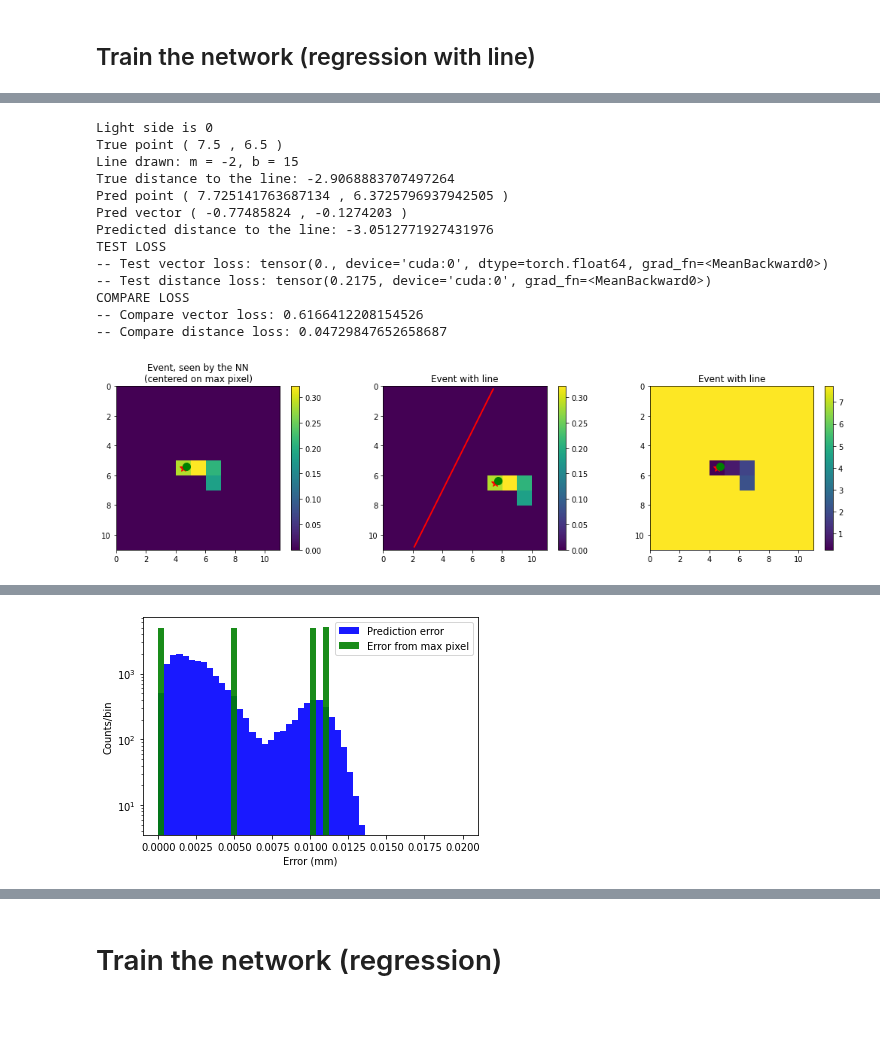
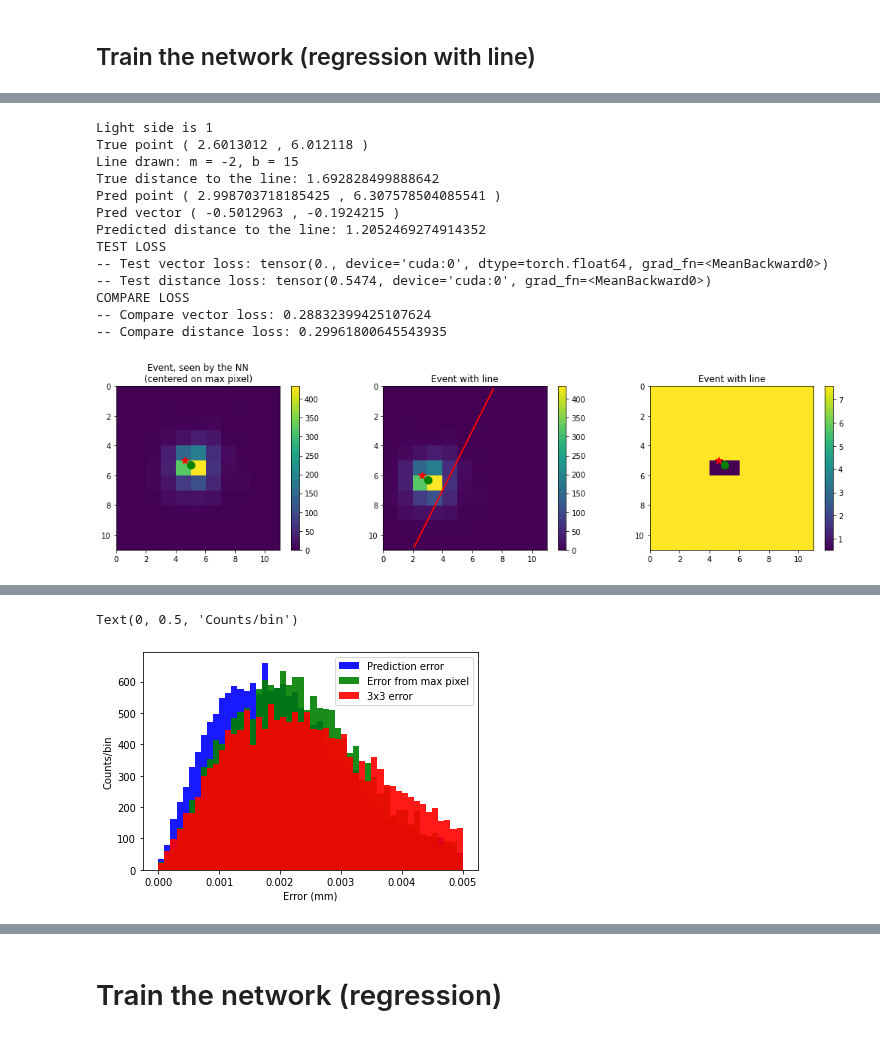
Before and after one commit to jerenner/emsim, a Jupyter notebook: notebooks/emsim_regression.ipynb, the cells around one changed output, grey strips where cells are left out. Drawn from its saved outputs; the diff is of its cells as text; code cells hidden in the pictures.

```diff
--- a/notebooks/emsim_regression.ipynb
+++ b/notebooks/emsim_regression.ipynb
@@ -28,18 +28,19 @@ from scipy.optimize import curve_fit
 # %%
 modeldir = '/home/jrenner/local/jerenner/emsim/models/regression_line'
 lrate       = 1e-3   # Learning rate to use in the training.
-load_model  = False   # Load an existing model
+load_model  = True   # Load an existing model
 tr.augment  = False  # Enable/disable data augmentation
 epoch_start = 0      # Number of initial epoch
 epoch_end   = 300    # Number of final epoch
-model_load_checkpoint = "{}/rl_L_31.pt".format(modeldir)
+model_load_checkpoint = "{}/rl_wide_0pt5_299.pt".format(modeldir)
 
+ltest = False
 line_m = -2
 line_b = 15
 
 # "Real-data-like" dataset: occupancy 11, noise_mean=683, noise_sigma=11.2
-dset_train = tr.EMDataset("../dataframes/EM_5um_front_3M_100keV.pkl",noise_mean=0,noise_sigma=20,add_noise=False,add_shift=-1,nstart=20000, Ltest=True)
-dset_val = tr.EMDataset("../dataframes/EM_5um_front_3M_100keV.pkl",noise_mean=0,noise_sigma=20,add_noise=False,add_shift=-1,nstart=0,nend=20000, Ltest=True)
+dset_train = tr.EMDataset("../dataframes/EM_5um_front_3M_100keV.pkl",noise_mean=0,noise_sigma=20,add_noise=False,add_shift=-1,nstart=20000, Ltest=ltest)
+dset_val = tr.EMDataset("../dataframes/EM_5um_front_3M_100keV.pkl",noise_mean=0,noise_sigma=20,add_noise=False,add_shift=-1,nstart=0,nend=20000, Ltest=ltest)
 
 dataset_train = tr.EMFrameDataset(dset_train,frame_size=11,nelec_mean=2,nelec_sigma=0.1,noise_mean=683,noise_sigma=11.2,m_line=-2.0,b_line=15.0,res_factor=1,lside=-1)
 dataset_val = tr.EMFrameDataset(dset_val,frame_size=11,nelec_mean=2,nelec_sigma=0.1,noise_mean=683,noise_sigma=11.2,m_line=-2.0,b_line=15.0,res_factor=1,lside=-1)
@@ -59,6 +60,12 @@ scheduler = optim.lr_scheduler.ReduceLROnPlateau(optimizer, 'min', patience=20)
 if(load_model):
     model.load_state_dict(torch.load(model_load_checkpoint))
     #model.load_state_dict(torch.load(model_load_checkpoint,map_location=torch.device('cpu')))
+    for m in model.modules():
+        for child in m.children():
+            if type(child) == nn.BatchNorm2d:
+                child.track_running_stats = False
+                child.running_mean = None
+                child.running_var = None
     model.eval()
 # %% [output]
 Created dataset for events from 20000 to 178917
@@ -210,27 +201,30 @@ print("-- Compare distance loss:",loss_dist)
 #print("True vector is ({},{})".format(evt_vec[0],evt_vec[1]))
 #print("Predicted vector is ({},{})".format(pred_vec[0],pred_vec[1]))
 # %% [output]
-Light side is 0
-True point ( 7.5 , 6.5 )
+Light side is 1
+True point ( 2.6013012 , 6.012118 )
 Line drawn: m = -2, b = 15
-True distance to the line: -2.9068883707497264
-Pred point ( 7.725141763687134 , 6.3725796937942505 )
-Pred vector ( -0.77485824 , -0.1274203 )
-Predicted distance to the line: -3.0512771927431976
+True distance to the line: 1.692828499888642
+Pred point ( 2.998703718185425 , 6.307578504085541 )
+Pred vector ( -0.5012963 , -0.1924215 )
+Predicted distance to the line: 1.2052469274914352
 TEST LOSS
 -- Test vector loss: tensor(0., device='cuda:0', dtype=torch.float64, grad_fn=<MeanBackward0>)
--- Test distance loss: tensor(0.2175, device='cuda:0', grad_fn=<MeanBackward0>)
+-- Test distance loss: tensor(0.5474, device='cuda:0', grad_fn=<MeanBackward0>)
 COMPARE LOSS
--- Compare vector loss: 0.6166412208154526
--- Compare distance loss: 0.04729847652658687
+-- Compare vector loss: 0.28832399425107624
+-- Compare distance loss: 0.29961800645543935
-[figure, old version]
+[figure, new version]
 # %%
 # Evaluate several events
 err_list = []
 dist_list = []
 maxval_list = []
+err3_x = []
+err3_y = []
 err_x = []
 err_y = []
+err3_list = []
 
 for evt in range(0,20000):
 
@@ -240,6 +234,11 @@ for evt in range(0,20000):
 
     # Record the maximum event value.
     maxval_list.append(np.max(evt_frame_cmax))
+
+    sum3 = np.sum(evt_frame_cmax[4:7,4:7])
+    x3 = (- evt_frame_cmax[4,4] - evt_frame_cmax[5,4] - evt_frame_cmax[6,4] + evt_frame_cmax[4,6] + evt_frame_cmax[5,6] + evt_frame[6,6])/sum3
+    y3 = (- evt_frame_cmax[4,4] - evt_frame_cmax[4,5] - evt_frame_cmax[4,6] + evt_frame_cmax[6,4] + evt_frame_cmax[6,5] + evt_frame[6,6])/sum3
+    err3 = ((y3 - evt_err[0])**2 + (x3 - evt_err[1])**2)**0.5*emnet.PIXEL_SIZE
 
     # Send through the model.
     data = torch.tensor(evt_frame_cmax).float().unsqueeze(0).unsqueeze(1).cuda()
@@ -253,16 +252,22 @@ for evt in range(0,20000):
     ey = (evt_err[0] - pred_err[0])*emnet.PIXEL_SIZE
 
     err_list.append(err)
+    err3_list.append(err3)
     err_x.append(ex)
     err_y.append(ey)
+    err3_x.append(x3)
+    err3_y.append(y3)
     dist_list.append(dist)
 
     if(evt % 100 == 0):
         print("Event",evt)
 
 err_list = np.array(err_list)
+err3_list = np.array(err3_list)
 err_x = np.array(err_x)
 err_y = np.array(err_y)
+err3_x = np.array(err3_x)
+err3_y = np.array(err3_y)
 dist_list = np.array(dist_list)
 # %% [output]
 Event 0
@@ -285,17 +290,19 @@ Event 19900
 # %%
 fig = plt.figure()
 fig.set_figheight(4.0)
 fig.set_figwidth(6.0)
 
-rng_max = 0.02
+rng_max = 0.005
 plt.hist(err_list,bins=50,color='blue',alpha=0.9,label="Prediction error",range=[0,rng_max])
 plt.hist(dist_list,bins=50,color='green',alpha=0.9,label="Error from max pixel",range=[0,rng_max])
+plt.hist(err3_list,bins=50,color='red',alpha=0.9,label="3x3 error",range=[0,rng_max])
 plt.legend()
 plt.xlabel("Error (mm)")
 plt.ylabel("Counts/bin")
-plt.yscale("log")
+#plt.yscale("log")
 # %% [output]
+Text(0, 0.5, 'Counts/bin')
-[figure, old version]
+[figure, new version]
 # %%
 fig = plt.figure()
 fig.set_figheight(4.0)
```
Also changed, not shown: parts of 3 cells of this notebook.
